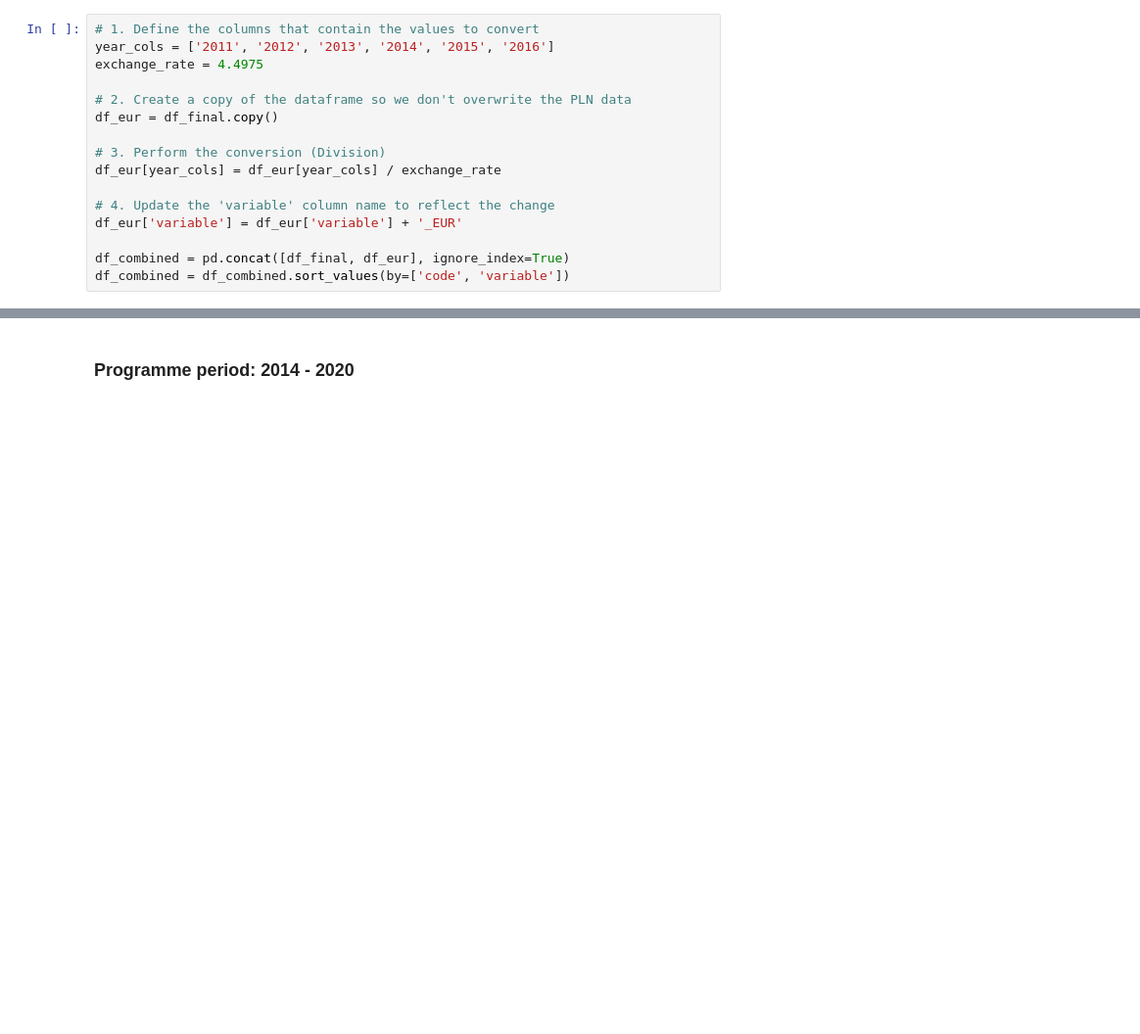
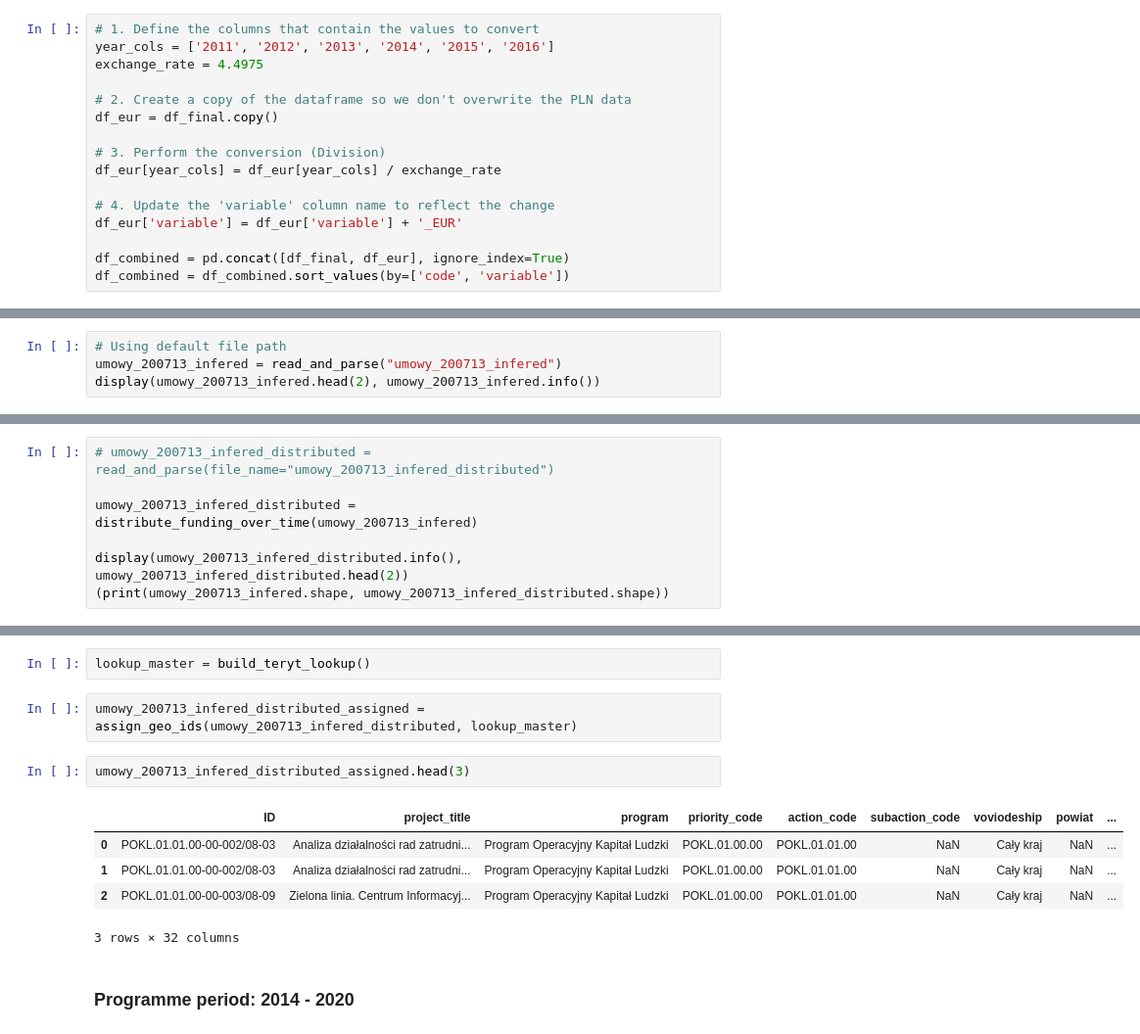
Before and after one commit to aleksandrajaremko/Policy-paper, a Jupyter notebook: code/processing/UE_funds_processing/GUS_processing.ipynb, the cells around one changed output, grey strips where cells are left out. Shown at 98% size. Drawn from its saved outputs; the diff is of its cells as text; blank space fills up the shorter version.

```diff
--- a/code/processing/GUS_processing.ipynb
+++ b/code/processing/UE_funds_processing/GUS_processing.ipynb
@@ -177,0 +352,4 @@ df_combined.to_parquet(r'data/clean/treatment/eu_flows/gmina_FE_2007_13_pln_eur.
+# %%
+# Using default file path
+umowy_200713_infered = read_and_parse("umowy_200713_infered")
+display(umowy_200713_infered.head(2), umowy_200713_infered.info())
@@ -177,0 +409,7 @@ df_combined.to_parquet(r'data/clean/treatment/eu_flows/gmina_FE_2007_13_pln_eur.
+# %%
+# umowy_200713_infered_distributed = read_and_parse(file_name="umowy_200713_infered_distributed")
+
+umowy_200713_infered_distributed = distribute_funding_over_time(umowy_200713_infered)
+
+display(umowy_200713_infered_distributed.info(), umowy_200713_infered_distributed.head(2))
+(print(umowy_200713_infered.shape, umowy_200713_infered_distributed.shape))
@@ -178,3 +466,15 @@ df_combined.to_parquet(r'data/clean/treatment/eu_flows/gmina_FE_2007_13_pln_eur.
+# %%
+lookup_master = build_teryt_lookup()
+# %%
+umowy_200713_infered_distributed_assigned = assign_geo_ids(umowy_200713_infered_distributed, lookup_master)
+# %%
+umowy_200713_infered_distributed_assigned.head(3)
+# %% [output]
+|  | ID | project_title | program | priority_code | action_code | subaction_code | voviodeship | powiat | ... |
+| 0 | POKL.01.01.00-00-002/08-03 | Analiza działalności rad zatrudni... | Program Operacyjny Kapitał Ludzki | POKL.01.00.00 | POKL.01.01.00 | NaN | Cały kraj | NaN | ... |
+| 1 | POKL.01.01.00-00-002/08-03 | Analiza działalności rad zatrudni... | Program Operacyjny Kapitał Ludzki | POKL.01.00.00 | POKL.01.01.00 | NaN | Cały kraj | NaN | ... |
+| 2 | POKL.01.01.00-00-003/08-09 | Zielona linia. Centrum Informacyj... | Program Operacyjny Kapitał Ludzki | POKL.01.00.00 | POKL.01.01.00 | NaN | Cały kraj | NaN | ... |
+3 rows × 32 columns
 # %% [markdown]
 ### Programme period: 2014 - 2020
 # %%
```
Also changed, not shown: parts of 50 cells of this notebook, 7 other files.
